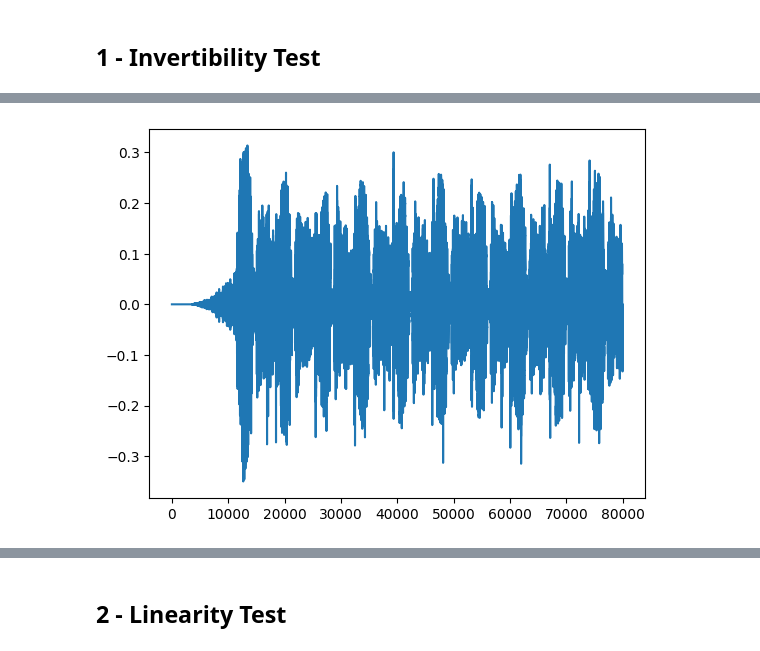
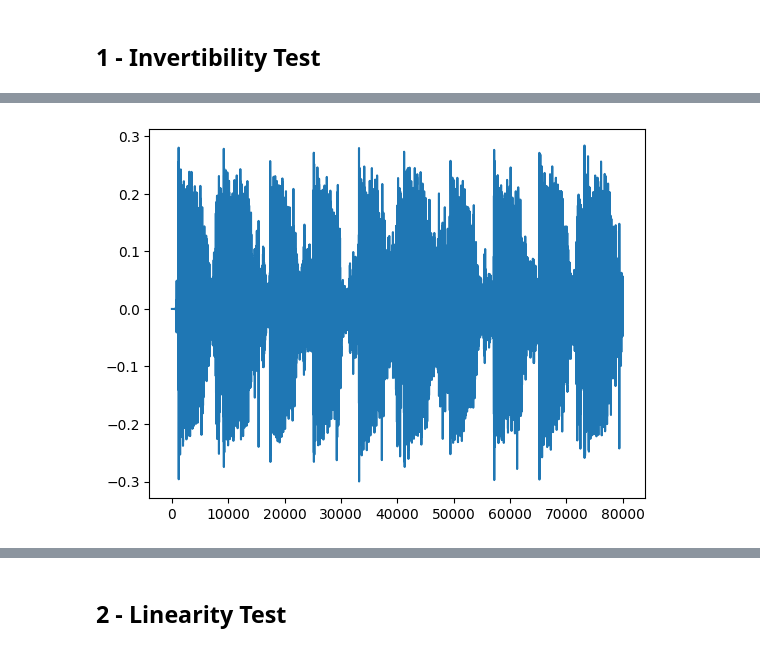
Before and after one commit to wkzng/iSincNet, a Jupyter notebook: demo.ipynb, the cells around one changed output, grey strips where cells are left out. Cells and saved outputs as stored; diff of their text form; code cells hidden in the pictures.

```diff
--- a/demo.ipynb
+++ b/demo.ipynb
@@ -37,23 +37,23 @@ EPOCH 72 // NSTEP 168200
 # %%
 audio_pathes = {
     1:"audio/invertibility/p232_001.wav",
     2:"audio/invertibility/p232_002.wav",
     3:"audio/invertibility/15033000.mp3",
     4:"audio/invertibility/16366200.mp3",
     5:"audio/invertibility/16129994.mp3",
     6:"audio/invertibility/16176213.mp3",
 }
 
-audio_path = audio_pathes[2]
+audio_path = audio_pathes[3]
 waveform = audio_loader.load_segment(audio_path, offset=0, duration=5, nchannels=1)
 loudness = audio_loader.measure_loudness(waveform)
 waveform = audio_loader.normalise_loudness(waveform, loudness, target_lufs=-23)
 
 plt.plot(waveform[0])
 ipd.Audio(waveform, rate=SAMPLE_RATE, autoplay=False)
 # %% [output]
 [interactive output not drawn]
-[figure, old version]
+[figure, new version]
 # %%
 q_bits = 10
 quantizer = Quantizer(q_bits=q_bits)
```
Also changed, not shown: parts of 1 cell of this notebook, 2 other files.
